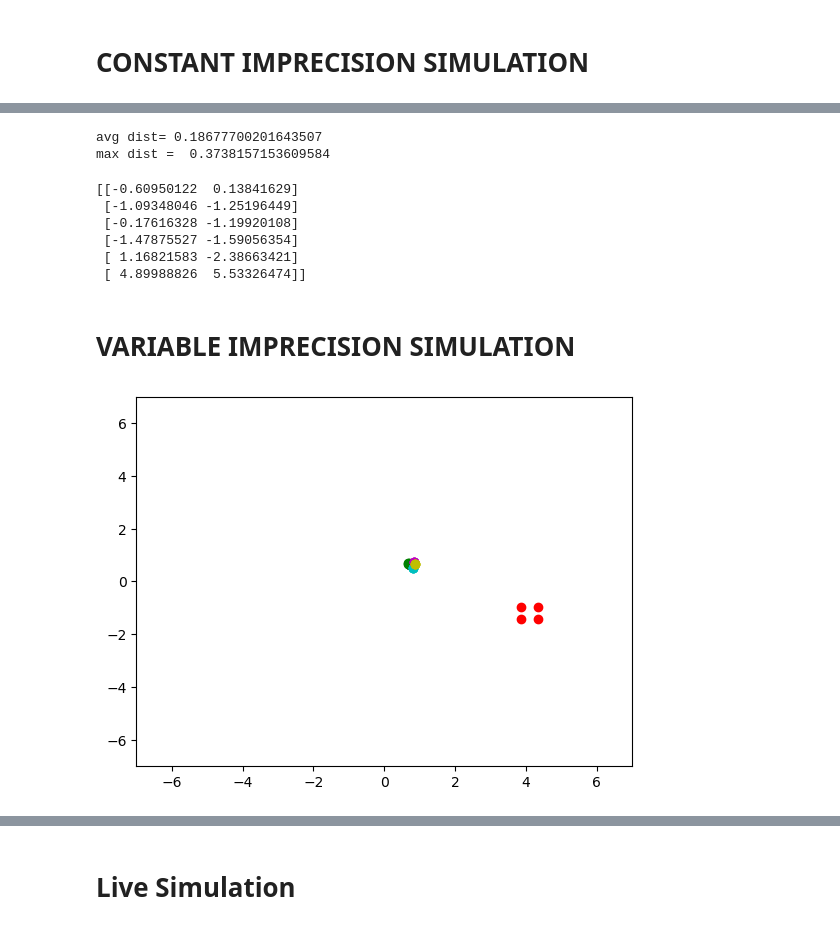
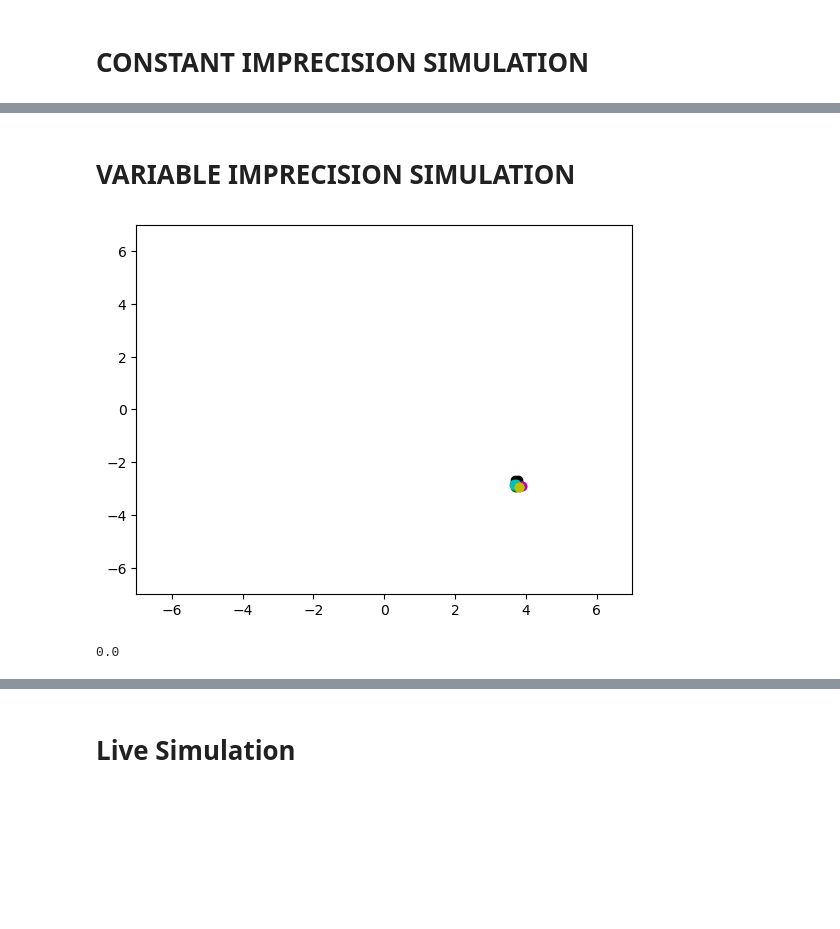
Before and after one commit to ChrisAshtonLee/ImprecisePoints, a Jupyter notebook: CPIH.ipynb, the cells around one changed output, grey strips where cells are left out. Saved outputs shown, nothing was run; the diff lists cells and outputs as text; code cells hidden in the pictures; blank space fills up the shorter version.

```diff
--- a/CPIH.ipynb
+++ b/CPIH.ipynb
@@ -238,10 +312,0 @@ for i in range(5):
-# %%
-Xall = [[],[],[]];
-for i in range(3):
-    for m in range(-1,2):
-        temp = X[i]+[m*2*imp,0];
-        print(temp);
-        for n in range(-1,2):
-            temp2 = temp+[0,n*2*imp];
-            print(temp2,' temp2');
-            Xall[i].append(temp2);
@@ -271,10 +318,6 @@ print(safe)
 # %% [output]
 [-1.8963414634146343, -0.14024390243902435]
 # %%
-dist = [];
-for point in safepoints:
-    p = np.array(point);
-    dist.append(np.sqrt(np.dot(p-safe,p-safe)));
-
-print(dist);
+testX = np.array([(0,0), (1,2),(3,0)]);
+print(minOrthProj(testX(1),testX(2),testX));
 # %% [output]
@@ -403,35 +550,11 @@ for i in range(5):
-# %%
-avgdist = 0;
-maxdist = 0;
-
-for i in range(n-2):
-    for j in range(i+1,n-1):
-        dij = np.sqrt(np.dot((target[j]-target[i]),(target[j]-target[i])));
-        avgdist += dij;
-        maxdist = max(dij,maxdist);
-
-avgdist = avgdist/10;
-
-print('avg dist=',(avgdist));
-print('max dist = ',(maxdist));
-# %% [output]
-avg dist= 0.18677700201643507
-max dist =  0.3738157153609584
-# %%
-print(Xsave)
-# %% [output]
-[[-0.60950122  0.13841629]
- [-1.09348046 -1.25196449]
- [-0.17616328 -1.19920108]
- [-1.47875527 -1.59056354]
- [ 1.16821583 -2.38663421]
- [ 4.89988826  5.53326474]]
 # %% [markdown]
 # VARIABLE IMPRECISION SIMULATION
 # %%
 plt.ion();
 fig, ax = plt.subplots()
-X = np.array([(-3,-1), (-2, 3),(0.5 ,-4),(1.5,6),(3.2,2),(4,-1)]);
+X = np.array([(-3,-1), (-2, 3),(0.5 ,-4),(1.5,6),(1.2,2),(4,-1)]);
+offset = np.ones((6,2))*.5;
+X= 12*(np.random.rand(6,2)-offset)
 Xn = np.zeros((6,6,2));
 Xn[:]= X;
 n = len(X);
@@ -462,7 +585,9 @@ while not empty:
     dist = 0;
     for i in range(n):
         for j in range(n):
-                imp[i][j] = np.linalg.norm(X[i]-X[j])/15;
+                mindist= minOrthProj(X[i],X[j],X);
+                #imp[i][j] = np.linalg.norm(X[i]-X[j])/9;
+                imp[i][j] = mindist/3;
                 Xn[i][j] = X[j]+2*imp[i][j]*(np.random.rand(1,2)-.5);
         Xn[i][i]  = X[i];
         if i!= n-1:
@@ -470,7 +595,7 @@ while not empty:
 
         #if i != n-1 and emptyCPIH[i] == 0:
         if i != n-1:
-            safeX,safeY = CPIH_Safepoint(n,Bx);
+            safeX,safeY = CPIH_Safepoint(n,Bx,i);
             #CPIH = CPIH_Safepoint(n,Bx);
             #safeX,safeY = optConfig(Xn[i],i,imp);
             if (isinstance(safeX,int) and isinstance(safeY,int)):
@@ -497,31 +622,36 @@ while not empty:
         X[i]= X[i]+dt*targetdist[i]*(target[i]-X[i]);
         dist += np.sqrt(np.dot((target[i]-X[i]),(target[i]-X[i])));
         #X[i]= X[i]+dt*(target[i]);
+    X[n-1] = X[n-1]+dt*target[n-1];
     if step>499 or any(emptyCPIH == 1):
         empty = True;
     artist = ax.fill(safeX,safeY,'b',alpha = 0.3);
 
     for j in range(n):
             x = Bx[j,:,0];
             y = Bx[j,:,1];
             #ax.scatter(x,y)
             artist.append(ax.scatter(x,y,c= colors[j]));
             if emptyCPIH[j] == 1:
                 artist.append(ax.scatter(target[j][0],target[j][1], c = colors[j],marker = 'x'))
     frames.append(artist);
     clear_output(wait = True);
    # fig.canvas.draw()
     #fig.canvas.flush_events();
     #display(fig);
 
     plt.pause(0.1)
     step +=1;
 
 #ax.scatter(minimalhull[0],minimalhull[1]);
 
 
 ani = animation.ArtistAnimation(fig= fig,artists = frames,interval = 50, blit = True);
 ani.save('CPIH.gif');
 display(fig);
 # %% [output]
-[figure, old version]
+[figure, new version]
+# %%
+print(minplotvar1);
+# %% [output]
+0.0
```
Also changed, not shown: parts of 17 cells of this notebook.
